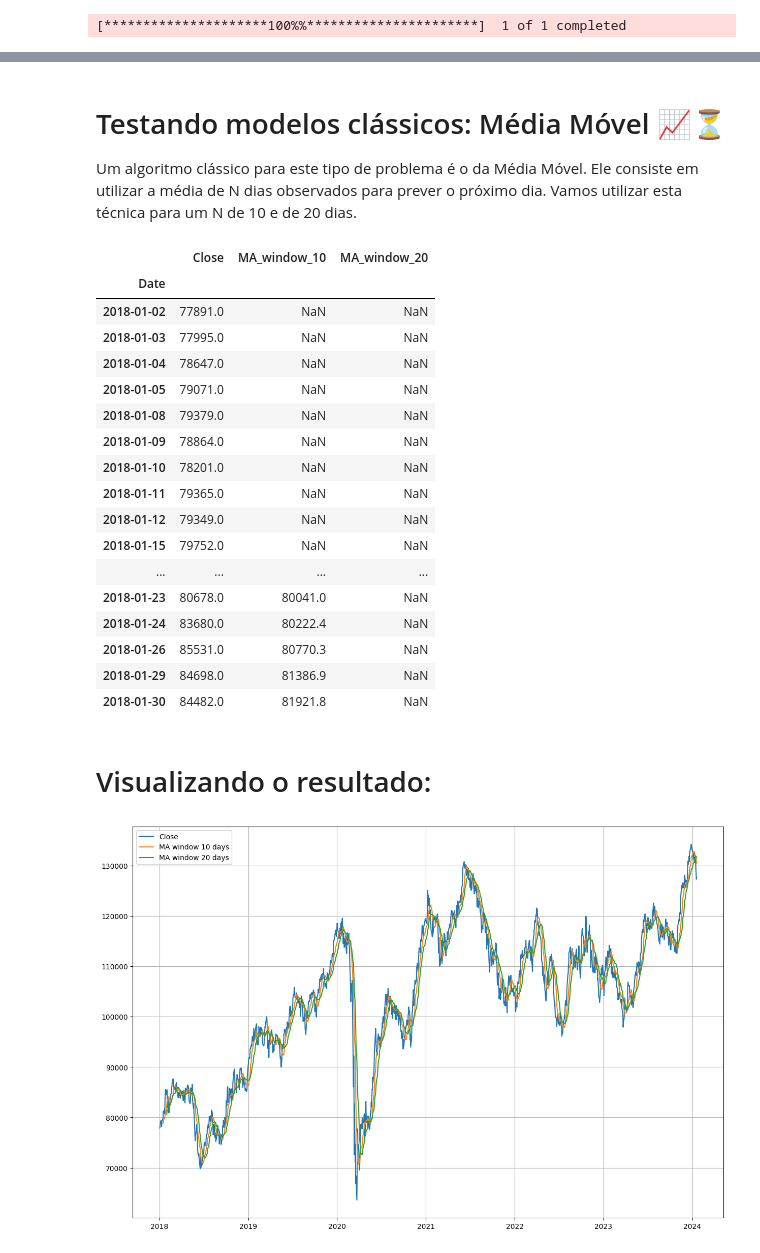
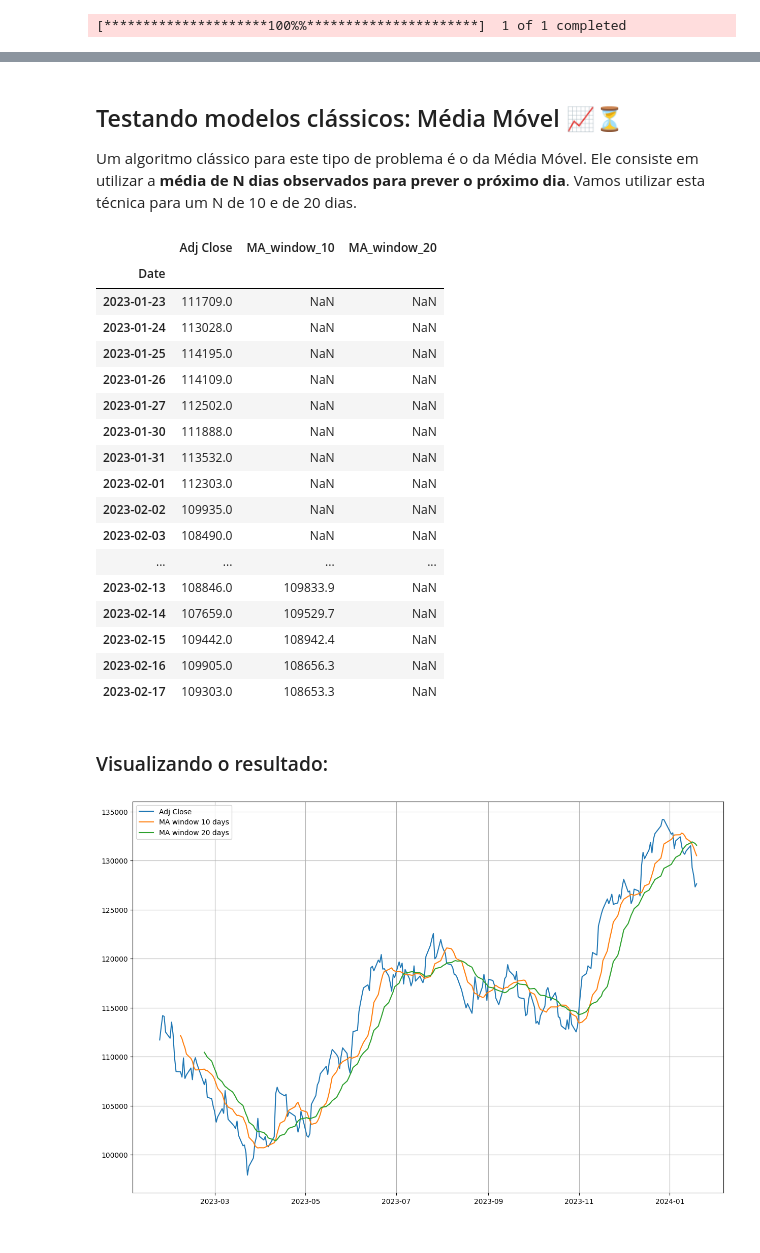
Before and after one commit to icarocarmona/Tech-Challenges-DTAT-Grupo-26, a Jupyter notebook: Machine_Learning_and_Time_Series/Tech_BVSP_Fase2.ipynb, the cells around one changed output, grey strips where cells are left out. Cells and saved outputs as stored; diff of their text form; code cells hidden in the pictures.

```diff
--- a/Machine_Learning_and_Time_Series/Tech_BVSP_Fase2.ipynb
+++ b/Machine_Learning_and_Time_Series/Tech_BVSP_Fase2.ipynb
@@ -42,8 +59,10 @@ from prophet import Prophet
 # %%
-# Especifique o símbolo da Bolsa ^BVSP e o intervalo de datas desejado
+import yfinance as yf
+
+# Especifique o símbolo da Bolsa ('^BVSP') e o intervalo de datas desejado
 symbol = '^BVSP'
-start_date = '2018-01-01'
-end_date = '2024-01-20'
+start_date = '2023-01-22'
+end_date = '2024-01-22'
 
 # Use a função download para obter os dados
 df = yf.download(symbol, start=start_date, end=end_date)
@@ -376,48 +167,48 @@ plt.show()
 # %% [markdown]
-# Testando modelos clássicos: Média Móvel 📈⏳
+## Testando modelos clássicos: Média Móvel 📈⏳
 
-Um algoritmo clássico para este tipo de problema é o da Média Móvel. Ele consiste em utilizar a média de N dias observados para prever o próximo dia. Vamos utilizar esta técnica para um N de 10 e de 20 dias.
+Um algoritmo clássico para este tipo de problema é o da Média Móvel. Ele consiste em utilizar a **média de N dias observados para prever o próximo dia**. Vamos utilizar esta técnica para um N de 10 e de 20 dias.
 # %%
 #Filtrando os dados
-df = pd.DataFrame(df[['Close','Date']])
+df = pd.DataFrame(df[['Adj Close','Date']])
 df.set_index('Date', inplace=True)
 # %%
-df['MA_window_10'] = df['Close'].rolling(10).mean().shift() #média móvel em 10 dias
-df['MA_window_20'] = df['Close'].rolling(20).mean().shift() #média móvel em 20 dias
+df['MA_window_10'] = df['Adj Close'].rolling(10).mean().shift() #média móvel em 10 dias
+df['MA_window_20'] = df['Adj Close'].rolling(20).mean().shift() #média móvel em 20 dias
 
 #Rolling para deslocamento. Este parâmetro especifica o número de observações usadas para calcular a estatística
 #shift é utilizado para deslocar o índice de DataFrame por um número especificado de períodos com uma freqüência de tempo opcional
 # %%
 df.head(20)
 # %% [output]
-|  | Close | MA_window_10 | MA_window_20 |
+|  | Adj Close | MA_window_10 | MA_window_20 |
 | Date |  |  |  |
-| 2018-01-02 | 77891.0 | NaN | NaN |
-| 2018-01-03 | 77995.0 | NaN | NaN |
-| 2018-01-04 | 78647.0 | NaN | NaN |
-| 2018-01-05 | 79071.0 | NaN | NaN |
-| 2018-01-08 | 79379.0 | NaN | NaN |
-| 2018-01-09 | 78864.0 | NaN | NaN |
-| 2018-01-10 | 78201.0 | NaN | NaN |
-| 2018-01-11 | 79365.0 | NaN | NaN |
-| 2018-01-12 | 79349.0 | NaN | NaN |
-| 2018-01-15 | 79752.0 | NaN | NaN |
+| 2023-01-23 | 111709.0 | NaN | NaN |
+| 2023-01-24 | 113028.0 | NaN | NaN |
+| 2023-01-25 | 114195.0 | NaN | NaN |
+| 2023-01-26 | 114109.0 | NaN | NaN |
+| 2023-01-27 | 112502.0 | NaN | NaN |
+| 2023-01-30 | 111888.0 | NaN | NaN |
+| 2023-01-31 | 113532.0 | NaN | NaN |
+| 2023-02-01 | 112303.0 | NaN | NaN |
+| 2023-02-02 | 109935.0 | NaN | NaN |
+| 2023-02-03 | 108490.0 | NaN | NaN |
 | ... | ... | ... | ... |
-| 2018-01-23 | 80678.0 | 80041.0 | NaN |
-| 2018-01-24 | 83680.0 | 80222.4 | NaN |
-| 2018-01-26 | 85531.0 | 80770.3 | NaN |
-| 2018-01-29 | 84698.0 | 81386.9 | NaN |
-| 2018-01-30 | 84482.0 | 81921.8 | NaN |
+| 2023-02-13 | 108846.0 | 109833.9 | NaN |
+| 2023-02-14 | 107659.0 | 109529.7 | NaN |
+| 2023-02-15 | 109442.0 | 108942.4 | NaN |
+| 2023-02-16 | 109905.0 | 108656.3 | NaN |
+| 2023-02-17 | 109303.0 | 108653.3 | NaN |
 # %% [markdown]
-# Visualizando o resultado:
+### Visualizando o resultado:
 # %%
 plt.figure(figsize=(15,10))
 plt.grid(True)
-plt.plot(df['Close'], label='Close')
+plt.plot(df['Adj Close'], label='Adj Close')
 plt.plot(df['MA_window_10'], label='MA window 10 days')
 plt.plot(df['MA_window_20'], label='MA window 20 days')
 plt.legend(loc=2)
 plt.show()
 # %% [output]
-[figure, old version]
+[figure, new version]
 # %% [markdown]
```
Also changed, not shown: parts of 129 cells of this notebook.
